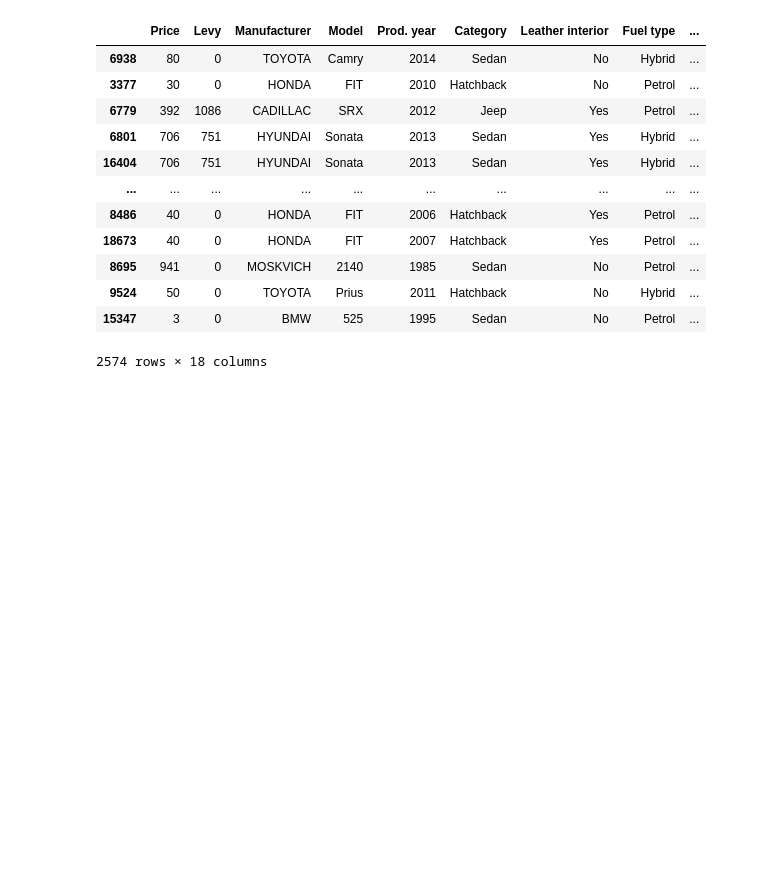
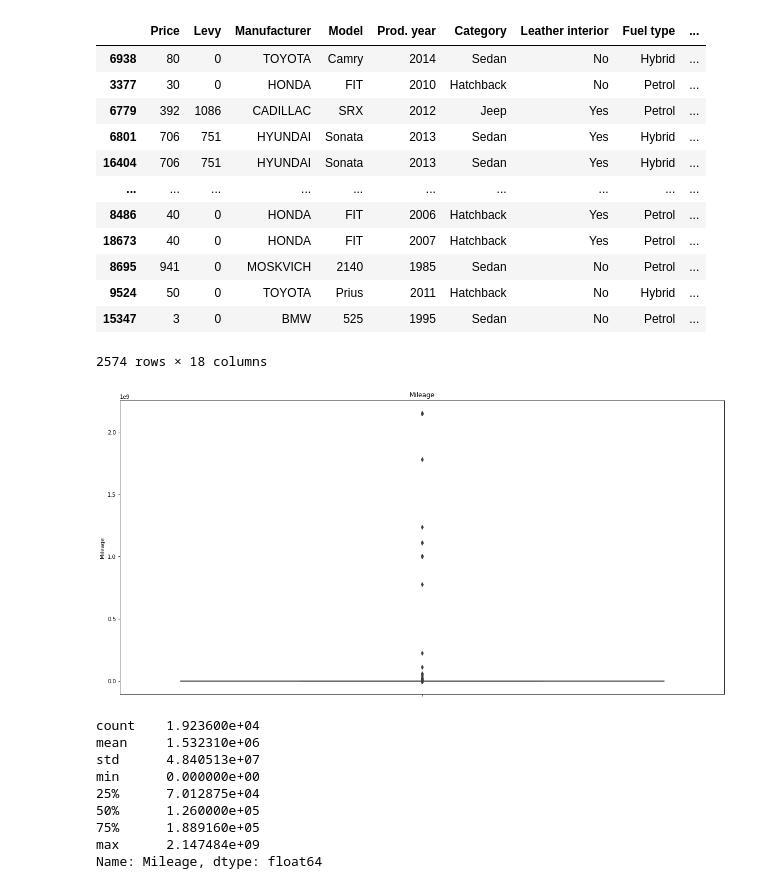
Before and after one commit to sshahidi7/Capstone---Group-3, a Jupyter notebook: Untitled.ipynb, the cells around one changed output. Saved outputs shown, nothing was run; the diff lists cells and outputs as text; code cells hidden in the pictures; blank space fills up the shorter version.

```diff
--- a/Untitled.ipynb
+++ b/Untitled.ipynb
@@ -433,3 +433,19 @@ df[df.Price<1000].sort_values('Mileage')
 | 9524 | 50 | 0 | TOYOTA | Prius | 2011 | Hatchback | No | Hybrid | ... |
 | 15347 | 3 | 0 | BMW | 525 | 1995 | Sedan | No | Petrol | ... |
 2574 rows × 18 columns
+# %%
+plt.title('Mileage')
+sns.boxplot(y=df.Mileage)
+plt.show()
+print(df.Mileage.describe())
+# %% [output]
+[figure, added]
+count    1.923600e+04
+mean     1.532310e+06
+std      4.840513e+07
+min      0.000000e+00
+25%      7.012875e+04
+50%      1.260000e+05
+75%      1.889160e+05
+max      2.147484e+09
+Name: Mileage, dtype: float64
```
Also changed, not shown: parts of 14 cells of this notebook.
